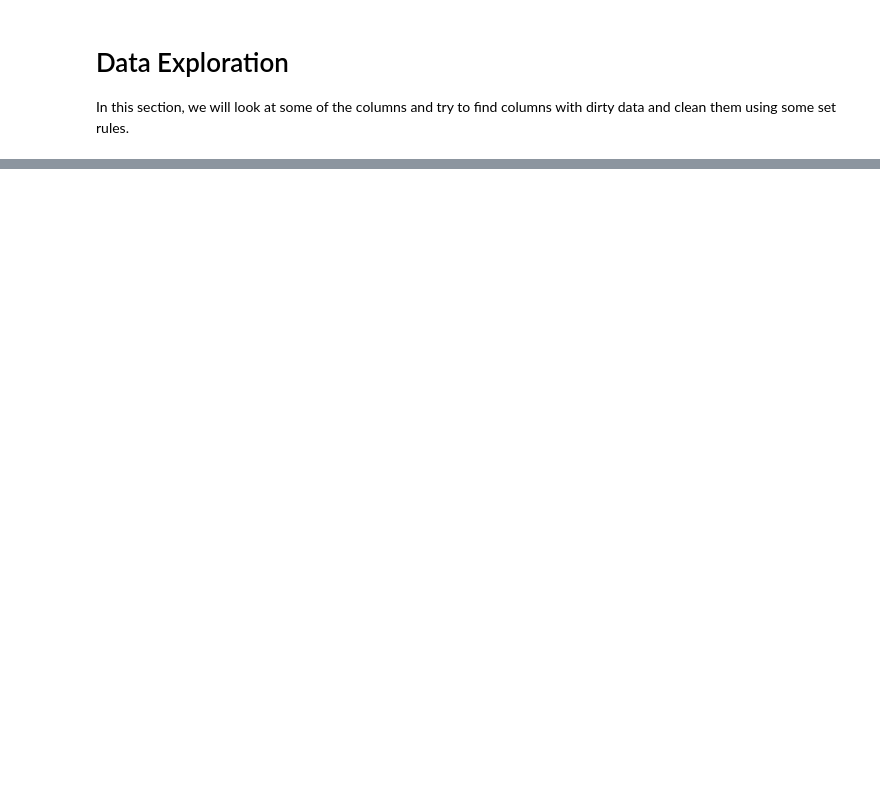
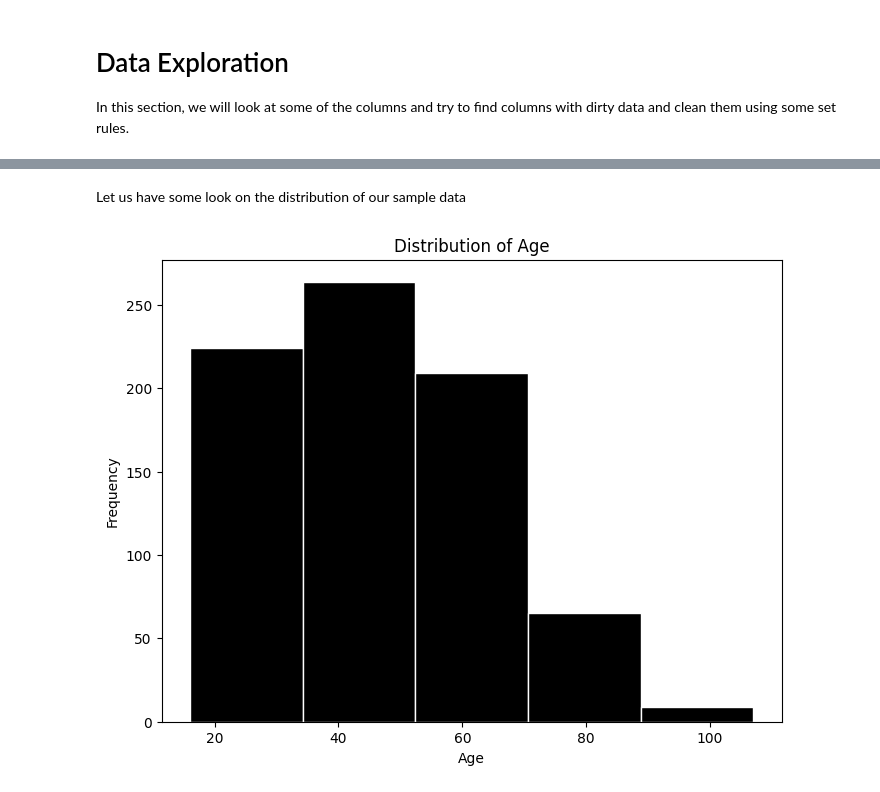
Before and after one commit to abbasidaniyalorg/ids-assignment-hub-sample, a Jupyter notebook: source/Assignment 1/Assignment1.ipynb, the cells around one changed output, grey strips where cells are left out. Saved outputs shown, nothing was run; the diff lists cells and outputs as text; code cells hidden in the pictures; blank space fills up the shorter version.

```diff
--- a/source/Assignment 1/Assignment1.ipynb
+++ b/source/Assignment 1/Assignment1.ipynb
@@ -115,0 +610,2 @@ In this section, we will look at some of the columns and try to find columns wit
+# %%
+final_clean_df = cleaned_df_with_phone_numbers
@@ -115,0 +716,7 @@ In this section, we will look at some of the columns and try to find columns wit
+# %%
+# Exclude self-correlation and select top 3 based on absolute correlation values in order
+
+top_correlated_columns = None
+### BEGIN SOLUTION
+top_correlated_columns = bmi_correlation.drop('Body Mass Index').abs().sort_values(ascending=False).head(5).index.tolist()
+### END SOLUTION
@@ -115,0 +744,28 @@ In this section, we will look at some of the columns and try to find columns wit
+# %%
+scaler = MinMaxScaler()
+### BEGIN SOLUTION
+data_encoded['Normalized Age'] = scaler.fit_transform(final_clean_df[['Age']])
+
+scaler2 = MinMaxScaler()
+data_encoded['Normalized Annual Income'] = scaler2.fit_transform(final_clean_df[['Annual Income']])
+### END SOLUTION
+
+
+# Use KMeans clustering to group similar records based on Age and Normalized Income
+kmeans = KMeans(n_clusters=5, random_state=42)
+
+
+data_encoded['Cluster'] = kmeans.fit_predict(data_encoded[top_correlated_columns])
+
+# Loop through each cluster and fill missing BMI values with the mean BMI of the cluster
+for cluster in data_encoded['Cluster'].unique():
+    cluster_bmi_mean = None
+
+    ### BEGIN SOLUTION
+    cluster_bmi_mean = data_encoded[data_encoded['Cluster'] == cluster]['Body Mass Index'].mean()
+    ### END SOLUTION
+
+    # Fill missing BMI values with the calculated mean BMI for the cluster
+    data_encoded.loc[(data_encoded['Cluster'] == cluster) & (data_encoded['Body Mass Index'].isna()), 'Body Mass Index'] = cluster_bmi_mean
+
+final_clean_df['Body Mass Index'] = data_encoded['Body Mass Index']
@@ -115,0 +786,12 @@ In this section, we will look at some of the columns and try to find columns wit
+# %% [markdown]
+Let us have some look on the distribution of our sample data
+# %%
+# Visualize: Distribution of Age
+plt.figure(figsize=(8, 6))
+plt.hist(final_clean_df['Age'], bins=5, color='black', edgecolor='white')
+plt.title('Distribution of Age')
+plt.xlabel('Age')
+plt.ylabel('Frequency')
+plt.show()
+# %% [output]
+[figure, added]
```
Also changed, not shown: parts of 80 cells of this notebook, 14 other files.
